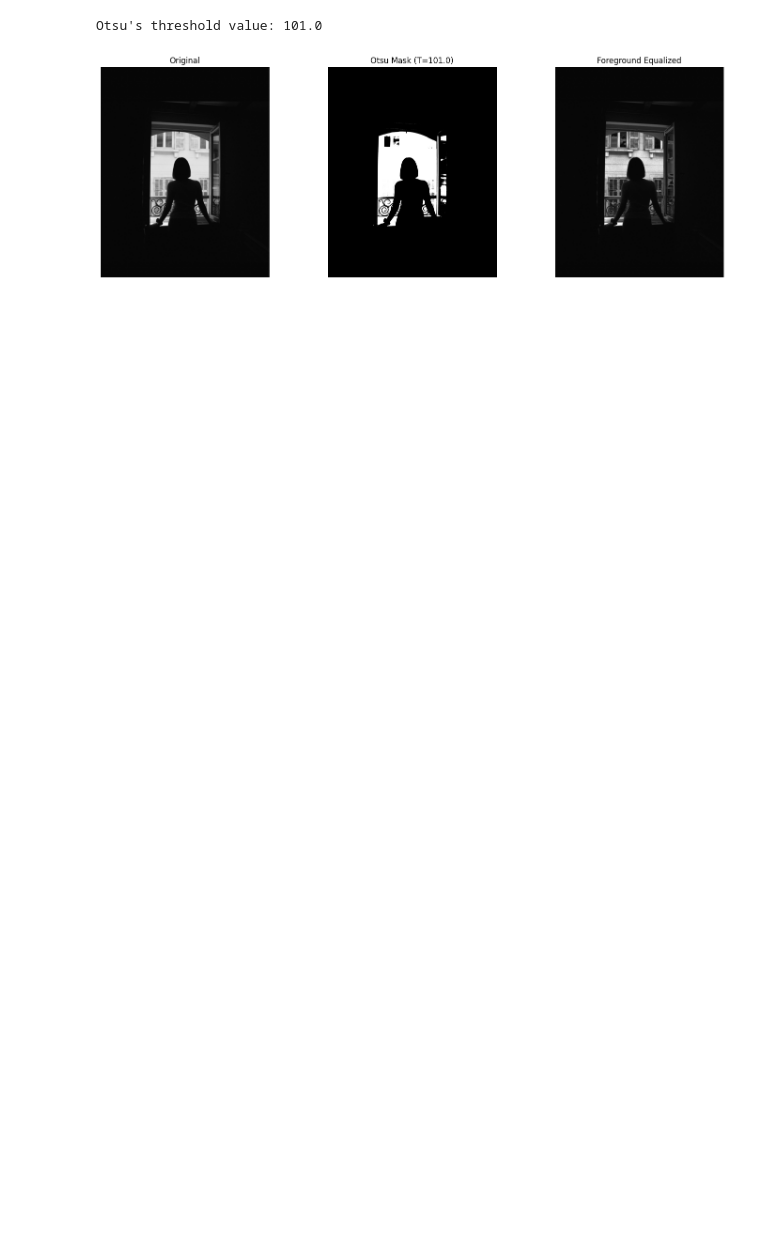
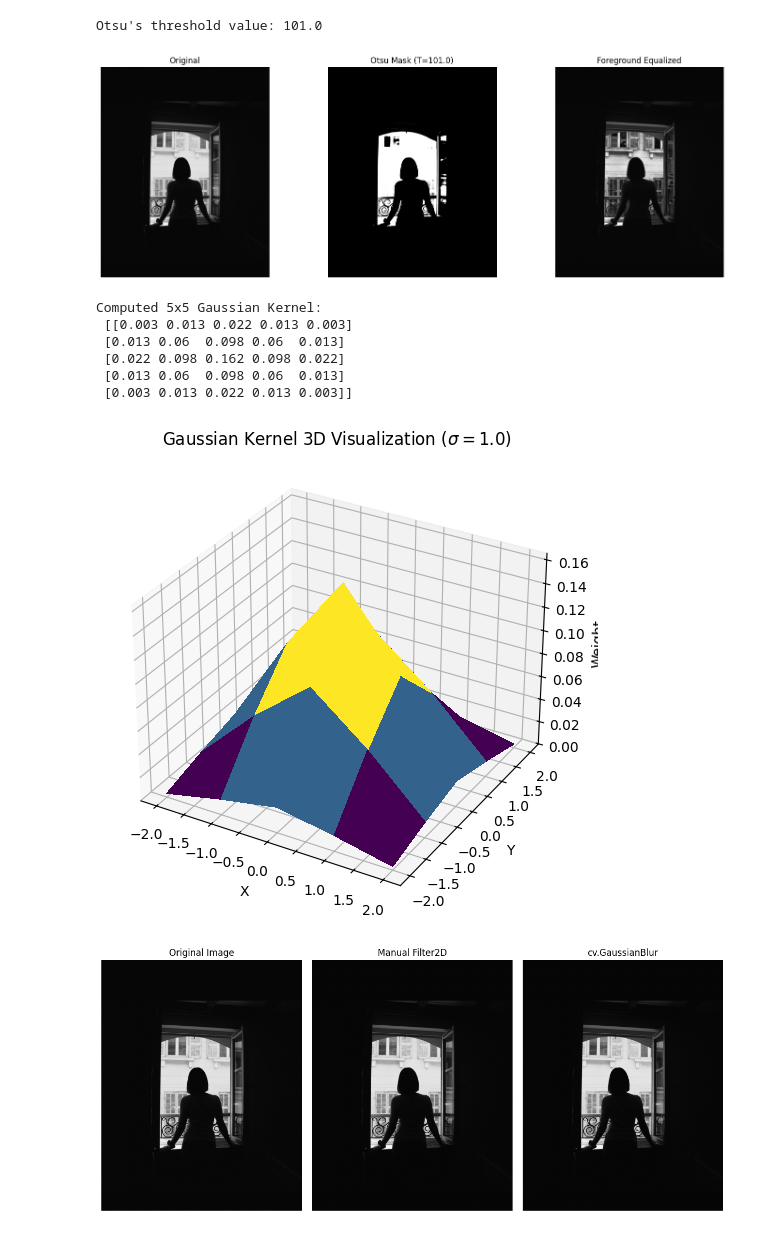
Before and after one commit to Genuuu/ET3112-Assignment-01, a Jupyter notebook: Assignment01/Assignment01.ipynb, the cells around one changed output. Drawn from its saved outputs; the diff is of its cells as text; code cells hidden in the pictures; blank space fills up the shorter version.

```diff
--- a/Assignment01/Assignment01.ipynb
+++ b/Assignment01/Assignment01.ipynb
@@ -2,10 +2,11 @@
 import cv2 as cv
 import numpy as np
 import matplotlib.pyplot as plt
+from mpl_toolkits.mplot3d import Axes3D
 
 %matplotlib inline
 
-#QUESTION 1
+### QUESTION 1 ###
 
 f = cv.imread('Images/runway.png', cv.IMREAD_GRAYSCALE)
 
@@ -60,7 +61,7 @@ plt.tight_layout()
 plt.show()
 
 
-#QUESTION 2
+### QUESTION 2 ###
 
 f2 = cv.imread('Images/highlights_and_shadows.jpg')
 assert f2 is not None
@@ -105,12 +106,12 @@ plt.xlim([0, 256])
 plt.tight_layout()
 plt.show()
 
-#QUESTION 3
+### QUESTION 3 ###
 
 #######################################I did not understand it properly
 #Skipped for now, will return later if time permits
 
-#QUESTION 4
+## QUESTION 4 ###
 
 f4 = cv.imread('Images/looking_out.jpg', cv.IMREAD_GRAYSCALE)
 assert f4 is not None
@@ -126,30 +127,93 @@ f4_equalized[mask == 255] = eq_pixels.flatten()
 
 cv.imwrite('q4_masked_equalized.png', f4_equalized)
 
 plt.figure(figsize=(15, 5))
 
 #Original
 plt.subplot(1, 3, 1)
 plt.imshow(f4, cmap='gray', vmin=0, vmax=255)
 plt.title("Original")
 plt.axis('off')
 
 #Mask
 plt.subplot(1, 3, 2)
 plt.imshow(mask, cmap='gray', vmin=0, vmax=255)
 plt.title(f"Otsu Mask (T={threshold_value})")
 plt.axis('off')
 
 #Foreground Equalized
 plt.subplot(1, 3, 3)
 plt.imshow(f4_equalized, cmap='gray', vmin=0, vmax=255)
 plt.title("Foreground Equalized")
 plt.axis('off')
 
 plt.tight_layout()
 plt.show()
+
+### QUESTION 5 ###
+
+sigma = 1.0
+kernel_size = 5
+offset = kernel_size // 2
+
+x_range = np.arange(-offset, offset + 1)
+y_range = np.arange(-offset, offset + 1)
+x, y = np.meshgrid(x_range, y_range)
+
+constant = 1/(2 * np.pi * sigma ** 2)
+exponent = -(x**2 + y**2) / (2 * sigma ** 2)
+kernel = constant * np.exp(exponent)
+
+kernel_normalized = kernel / kernel.sum()
+
+print("Computed 5x5 Gaussian Kernel:\n", np.round(kernel_normalized, 3))
+
+fig = plt.figure(figsize=(10, 6))
+ax = fig.add_subplot(111, projection='3d')
+
+surf = ax.plot_surface(x, y, kernel_normalized, cmap='viridis', linewidth=0, antialiased=False)
+ax.set_title(f'Gaussian Kernel 3D Visualization ($\sigma={sigma}$)')
+ax.set_xlabel('X')
+ax.set_ylabel('Y')
+ax.set_zlabel('Weight')
+plt.show()
+
+f4 = cv.imread('Images/looking_out.jpg', cv.IMREAD_GRAYSCALE)
+assert f4 is not None
+
+manual_blur = cv.filter2D(f4, -1, kernel_normalized)
+
+opencv_blur = cv.GaussianBlur(f4, (5, 5), sigmaX=sigma)
+
+plt.figure(figsize=(12, 5))
+
+plt.subplot(1, 3, 1)
+plt.imshow(f4, cmap='gray')
+plt.title("Original Image")
+plt.axis('off')
+
+plt.subplot(1, 3, 2)
+plt.imshow(manual_blur, cmap='gray')
+plt.title("Manual Filter2D")
+plt.axis('off')
+
+plt.subplot(1, 3, 3)
+plt.imshow(opencv_blur, cmap='gray')
+plt.title("cv.GaussianBlur")
+plt.axis('off')
+
+plt.tight_layout()
+plt.show()
 # %% [output]
 [figure]
 [figure]
 Otsu's threshold value: 101.0
 [figure]
+Computed 5x5 Gaussian Kernel:
+ [[0.003 0.013 0.022 0.013 0.003]
+ [0.013 0.06  0.098 0.06  0.013]
+ [0.022 0.098 0.162 0.098 0.022]
+ [0.013 0.06  0.098 0.06  0.013]
+ [0.003 0.013 0.022 0.013 0.003]]
+[figure, added]
+[figure, added]
```
